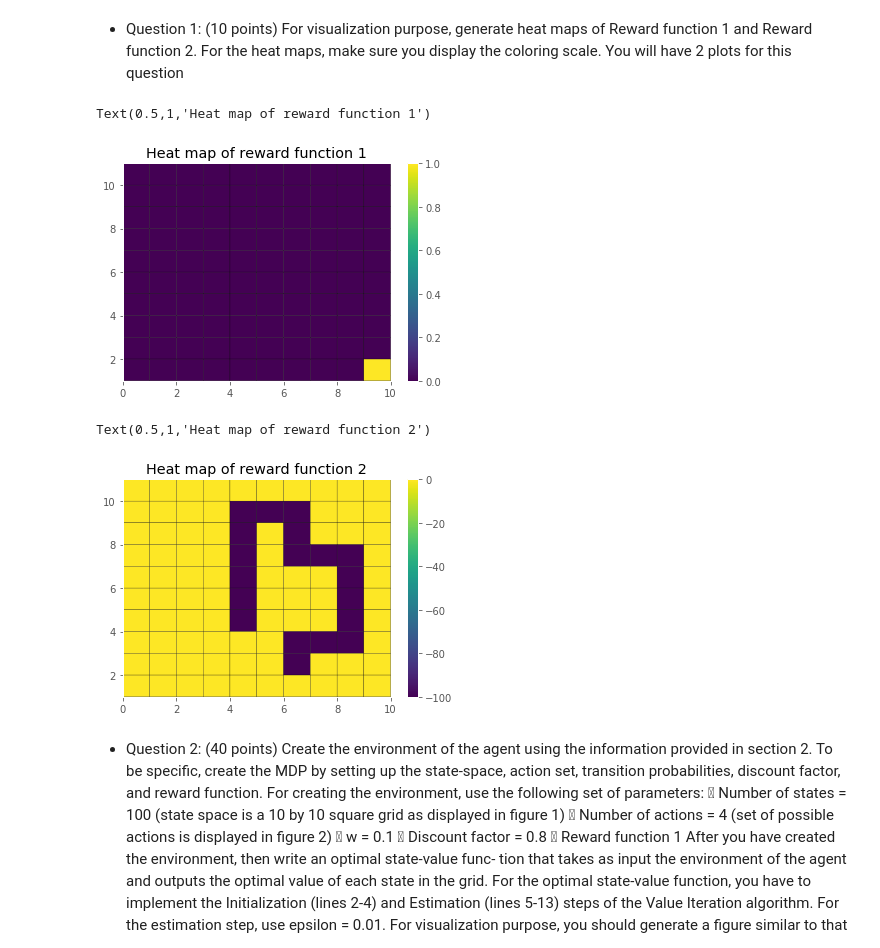
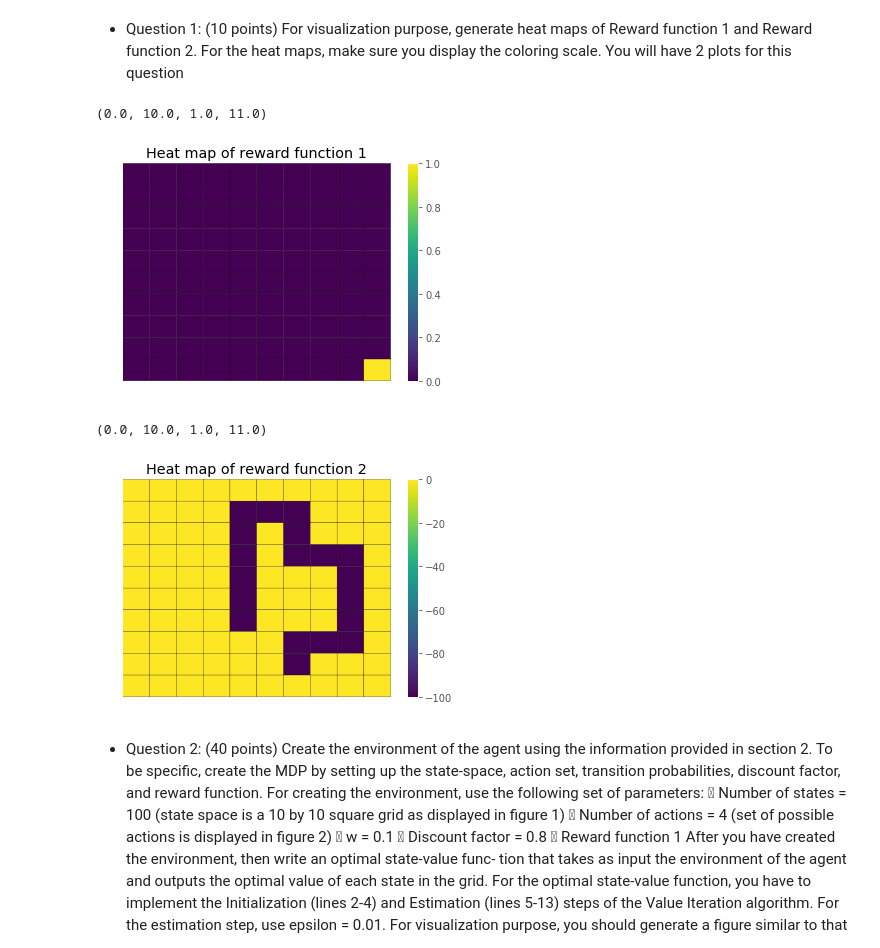
Before and after one commit to CallMeDDL/EE232E_Networks, a Jupyter notebook: project3/RL_part1.ipynb, the cells around one changed output. Drawn from its saved outputs; the diff is of its cells as text; code cells hidden in the pictures.

```diff
--- a/project3/RL_part1.ipynb
+++ b/project3/RL_part1.ipynb
@@ -26,26 +26,28 @@ R1=[[0,0,0,0,0,0,0,0,0,0],
 plt.pcolor(X,Y,R1,edgecolors='k')
 plt.colorbar()
 plt.title('Heat map of reward function 1')
+plt.axis('off')
 # %% [output]
-Text(0.5,1,'Heat map of reward function 1')
+(0.0, 10.0, 1.0, 11.0)
-[figure, old version]
+[figure, new version]
 # %%
 R2=[[0,0,0,0,0,0,0,0,0,0],
    [0,0,0,0,-100,-100,-100,0,0,0],
    [0,0,0,0,-100,0,-100,0,0,0],
    [0,0,0,0,-100,0,-100,-100,-100,0],
    [0,0,0,0,-100,0,0,0,-100,0],
    [0,0,0,0,-100,0,0,0,-100,0],
    [0,0,0,0,-100,0,0,0,-100,0],
    [0,0,0,0,0,0,-100,-100,-100,0],
    [0,0,0,0,0,0,-100,0,0,0],
    [0,0,0,0,0,0,0,0,0,0],
   ]
 plt.pcolor(X,Y,R2,edgecolors='k')
 plt.colorbar()
 plt.title('Heat map of reward function 2')
+plt.axis('off')
 # %% [output]
-Text(0.5,1,'Heat map of reward function 2')
+(0.0, 10.0, 1.0, 11.0)
-[figure, old version]
+[figure, new version]
 # %% [markdown]
 - Question 2: (40 points) Create the environment of the agent using the information provided in section 2. To be specific, create the MDP by setting up the state-space, action set, transition probabilities, discount factor, and reward function. For creating the environment, use the following set of parameters:
```
Also changed, not shown: 1 other file.
